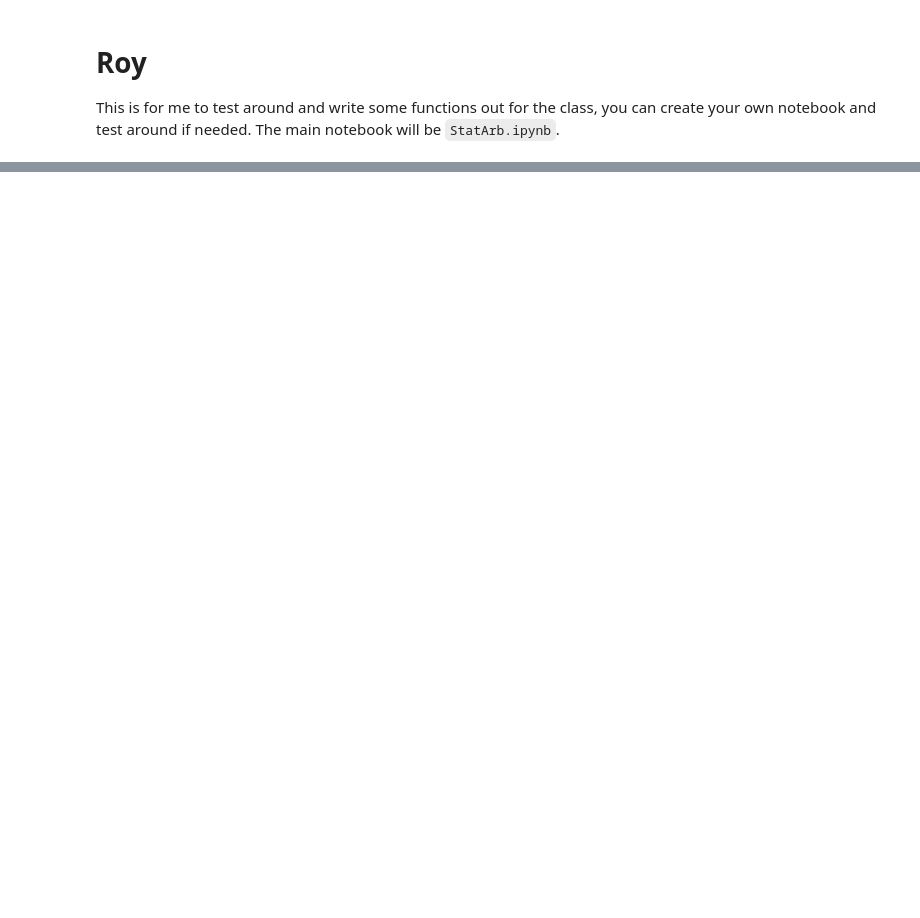
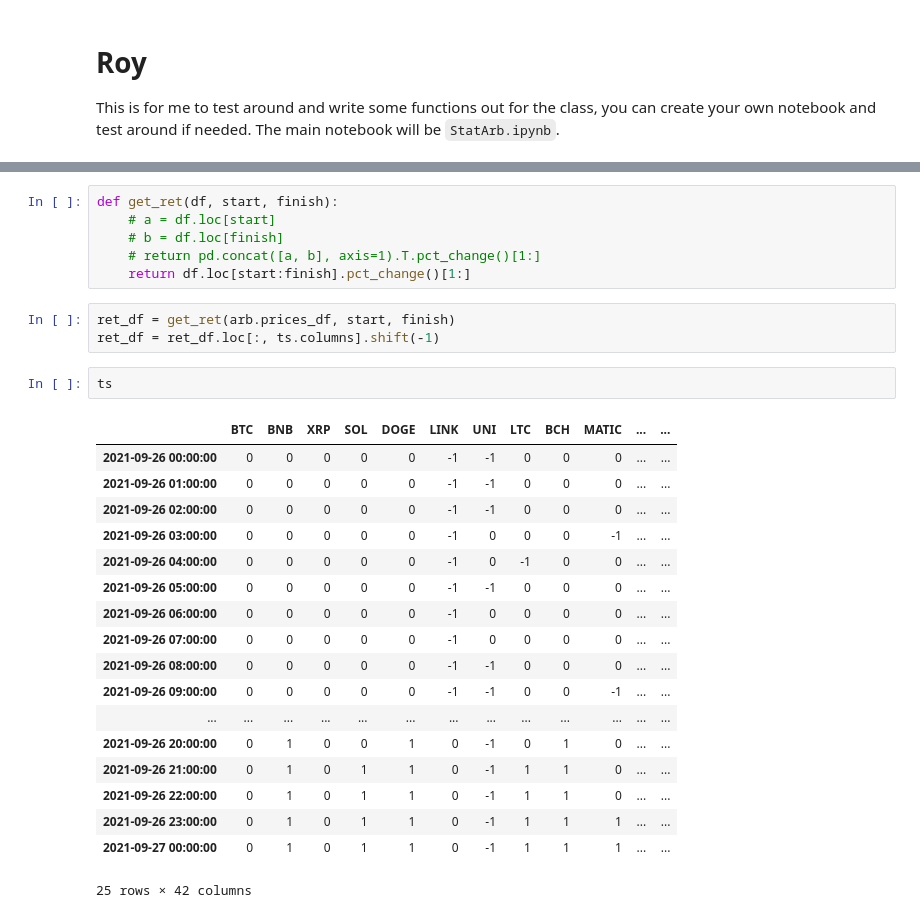
Before and after one commit to roymgabriel/6767-project3, a Jupyter notebook: roy_testing_notebook.ipynb, the cells around one changed output, grey strips where cells are left out. Drawn from its saved outputs; the diff is of its cells as text; blank space fills up the shorter version.

```diff
--- a/roy_testing_notebook.ipynb
+++ b/roy_testing_notebook.ipynb
@@ -91,0 +113,30 @@ B 3
+# %%
+def get_ret(df, start, finish):
+    # a = df.loc[start]
+    # b = df.loc[finish]
+    # return pd.concat([a, b], axis=1).T.pct_change()[1:]
+    return df.loc[start:finish].pct_change()[1:]
+# %%
+ret_df = get_ret(arb.prices_df, start, finish)
+ret_df = ret_df.loc[:, ts.columns].shift(-1)
+# %%
+ts
+# %% [output]
+|  | BTC | BNB | XRP | SOL | DOGE | LINK | UNI | LTC | BCH | MATIC | ... | ... |
+| 2021-09-26 00:00:00 | 0 | 0 | 0 | 0 | 0 | -1 | -1 | 0 | 0 | 0 | ... | ... |
+| 2021-09-26 01:00:00 | 0 | 0 | 0 | 0 | 0 | -1 | -1 | 0 | 0 | 0 | ... | ... |
+| 2021-09-26 02:00:00 | 0 | 0 | 0 | 0 | 0 | -1 | -1 | 0 | 0 | 0 | ... | ... |
+| 2021-09-26 03:00:00 | 0 | 0 | 0 | 0 | 0 | -1 | 0 | 0 | 0 | -1 | ... | ... |
+| 2021-09-26 04:00:00 | 0 | 0 | 0 | 0 | 0 | -1 | 0 | -1 | 0 | 0 | ... | ... |
+| 2021-09-26 05:00:00 | 0 | 0 | 0 | 0 | 0 | -1 | -1 | 0 | 0 | 0 | ... | ... |
+| 2021-09-26 06:00:00 | 0 | 0 | 0 | 0 | 0 | -1 | 0 | 0 | 0 | 0 | ... | ... |
+| 2021-09-26 07:00:00 | 0 | 0 | 0 | 0 | 0 | -1 | 0 | 0 | 0 | 0 | ... | ... |
+| 2021-09-26 08:00:00 | 0 | 0 | 0 | 0 | 0 | -1 | -1 | 0 | 0 | 0 | ... | ... |
+| 2021-09-26 09:00:00 | 0 | 0 | 0 | 0 | 0 | -1 | -1 | 0 | 0 | -1 | ... | ... |
+| ... | ... | ... | ... | ... | ... | ... | ... | ... | ... | ... | ... | ... |
+| 2021-09-26 20:00:00 | 0 | 1 | 0 | 0 | 1 | 0 | -1 | 0 | 1 | 0 | ... | ... |
+| 2021-09-26 21:00:00 | 0 | 1 | 0 | 1 | 1 | 0 | -1 | 1 | 1 | 0 | ... | ... |
+| 2021-09-26 22:00:00 | 0 | 1 | 0 | 1 | 1 | 0 | -1 | 1 | 1 | 0 | ... | ... |
+| 2021-09-26 23:00:00 | 0 | 1 | 0 | 1 | 1 | 0 | -1 | 1 | 1 | 1 | ... | ... |
+| 2021-09-27 00:00:00 | 0 | 1 | 0 | 1 | 1 | 0 | -1 | 1 | 1 | 1 | ... | ... |
+25 rows × 42 columns
```
Also changed, not shown: parts of 32 cells of this notebook, 4 other files.
